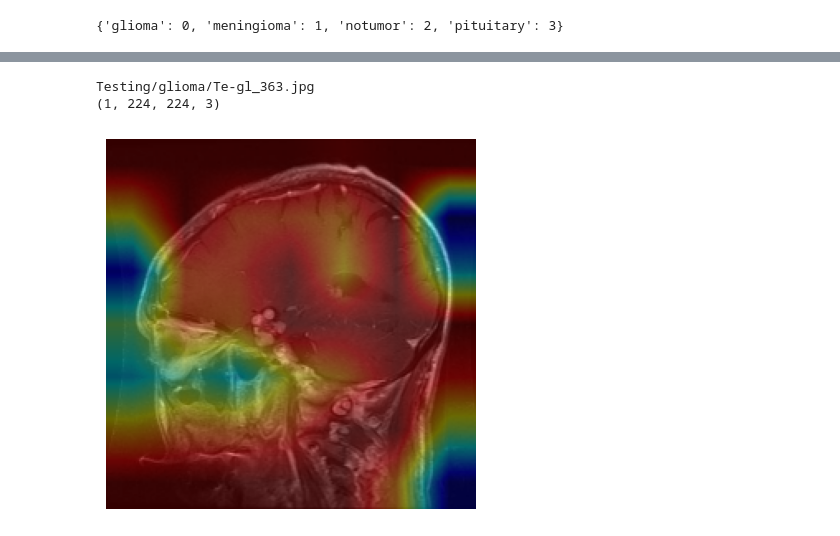
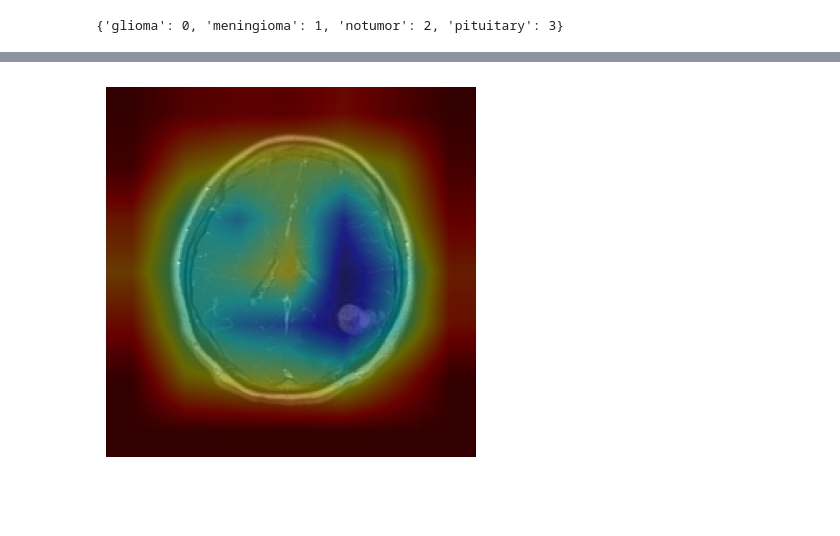
Before and after one commit to beyzahiz/Brain-MRI-Tumor-Classifier, a Jupyter notebook: notebooks/mri_tumor_classifier_v1.ipynb, the cells around one changed output, grey strips where cells are left out. Drawn from its saved outputs; the diff is of its cells as text; code cells hidden in the pictures; blank space fills up the shorter version.

```diff
--- a/notebooks/mri_tumor_classifier_v1.ipynb
+++ b/notebooks/mri_tumor_classifier_v1.ipynb
@@ -256,22 +292,14 @@ dense_3
-# %%
-#test
-import os
-
-folder = "Testing/glioma"
-img_name = os.listdir(folder)[0]   # ilk resmi alır
-img_path = os.path.join(folder, img_name)
-
-print(img_path)
-
-img = load_image(img_path)
-print(img.shape)
-
-heatmap = make_gradcam_heatmap(
-    img, model, last_conv_layer_name="top_conv"
-)
-
-display_gradcam(img_path, heatmap)
-# %% [output]
-Testing/glioma/Te-gl_363.jpg
-(1, 224, 224, 3)
-[figure, removed]
+# %%
+# Test
+img = load_image(img_path)
+
+# Fonksiyon artık Sequential olduğunu kendisi anlayacaktır
+heatmap = make_gradcam_heatmap(
+    img,
+    model, # Direkt ana modeli gönder
+    last_conv_layer_name="top_conv"
+)
+
+display_gradcam(img_path, heatmap)
+# %% [output]
+[figure, added]
```
Also changed, not shown: parts of 9 cells of this notebook.
